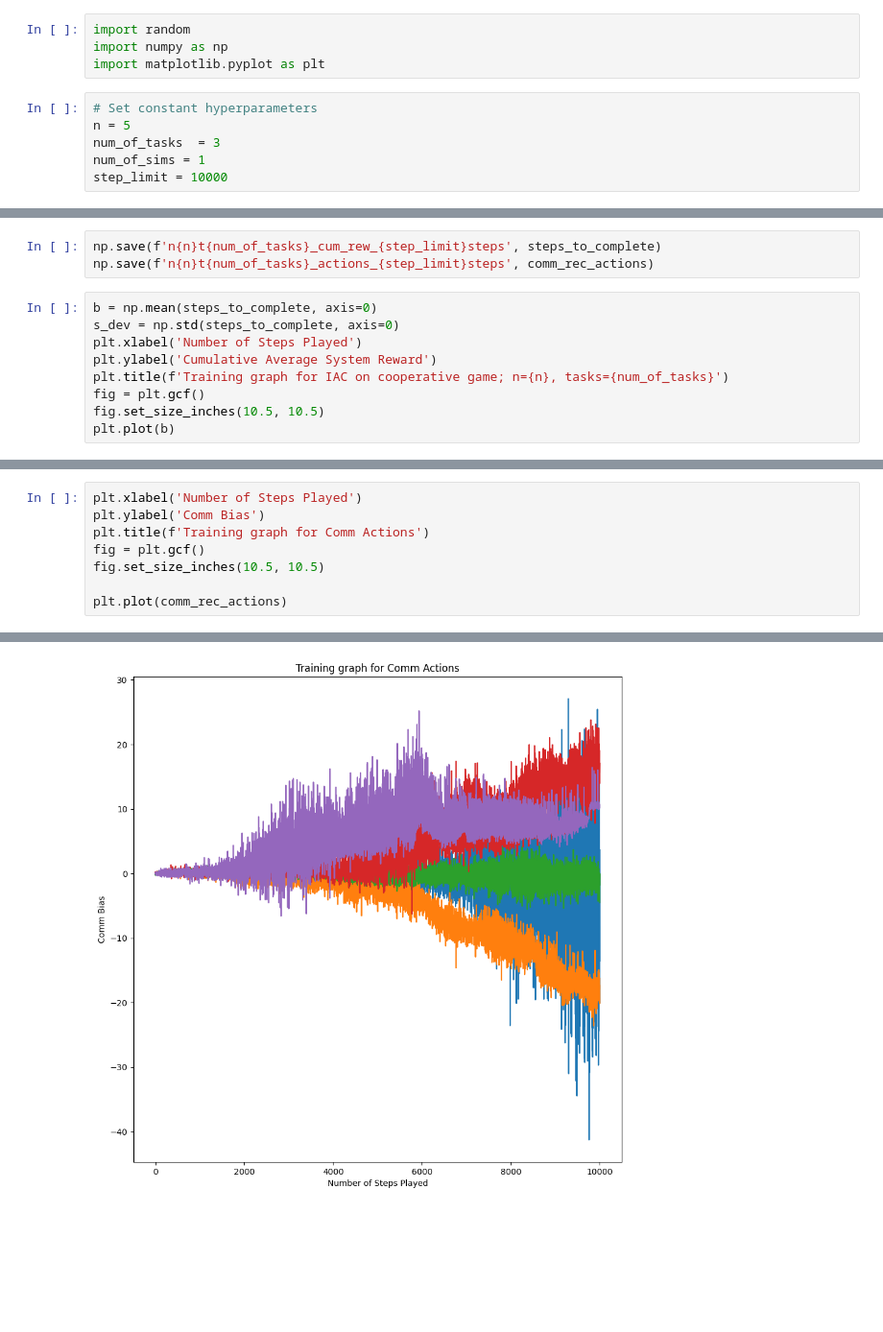
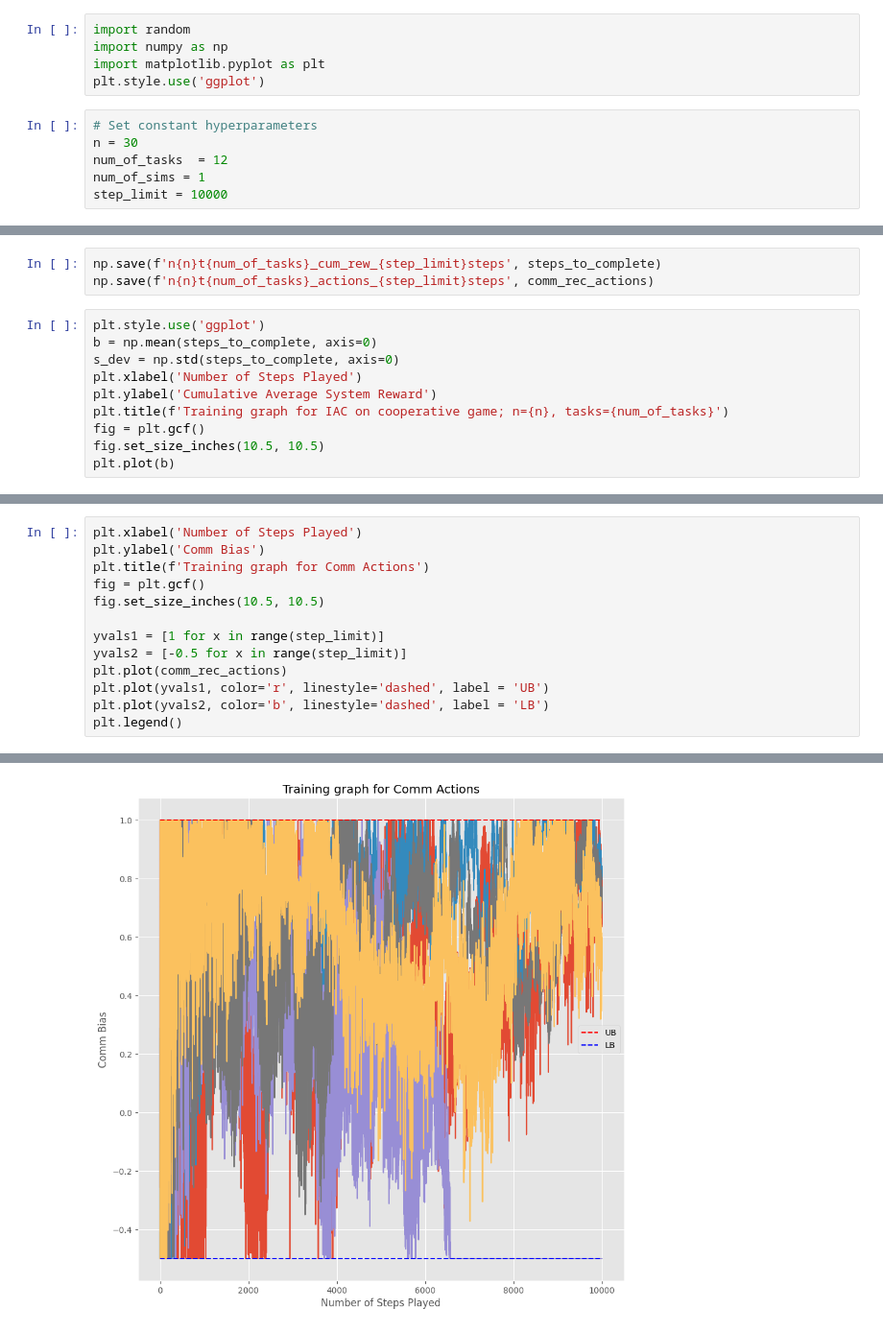
Before and after one commit to akhimoche/coop-form-marl, a Jupyter notebook: driver_code.ipynb, the cells around one changed output, grey strips where cells are left out. Shown at 96% size. Drawn from its saved outputs; the diff is of its cells as text; blank space fills up the shorter version.

```diff
--- a/driver_code.ipynb
+++ b/driver_code.ipynb
@@ -5,10 +5,11 @@ from utils.IACagent import Agent
 import random
 import numpy as np
 import matplotlib.pyplot as plt
+plt.style.use('ggplot')
 # %%
 # Set constant hyperparameters
-n = 5
-num_of_tasks  = 3
+n = 30
+num_of_tasks  = 12
 num_of_sims = 1
 step_limit = 10000
 # %%
@@ -65,6 +65,7 @@ Starting training simulation 0:
 np.save(f'n{n}t{num_of_tasks}_cum_rew_{step_limit}steps', steps_to_complete)
 np.save(f'n{n}t{num_of_tasks}_actions_{step_limit}steps', comm_rec_actions)
 # %%
+plt.style.use('ggplot')
 b = np.mean(steps_to_complete, axis=0)
 s_dev = np.std(steps_to_complete, axis=0)
 plt.xlabel('Number of Steps Played')
@@ -83,5 +84,10 @@ plt.title(f'Training graph for Comm Actions')
 fig = plt.gcf()
 fig.set_size_inches(10.5, 10.5)
 
+yvals1 = [1 for x in range(step_limit)]
+yvals2 = [-0.5 for x in range(step_limit)]
 plt.plot(comm_rec_actions)
+plt.plot(yvals1, color='r', linestyle='dashed', label = 'UB')
+plt.plot(yvals2, color='b', linestyle='dashed', label = 'LB')
+plt.legend()
 # %% [output]
@@ -93,4 +95,4 @@ plt.plot(comm_rec_actions)
-[figure, old version]
+[figure, new version]
 # %%
 # Get coalition structure
 print(env.CS)
```
Also changed, not shown: parts of 6 cells of this notebook, 8 other files.
